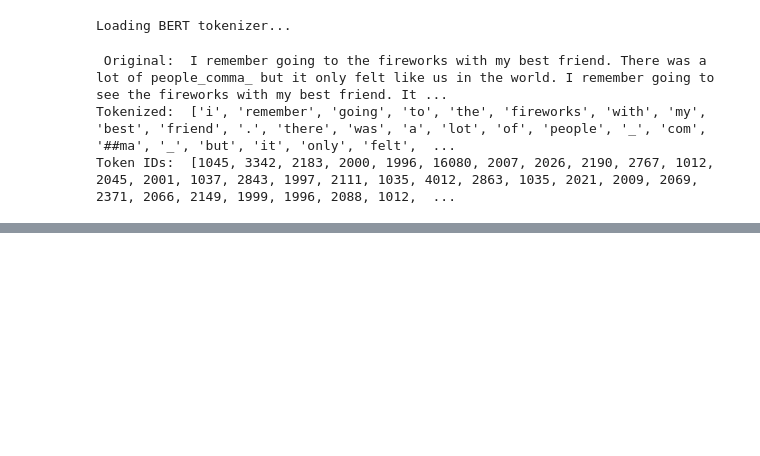
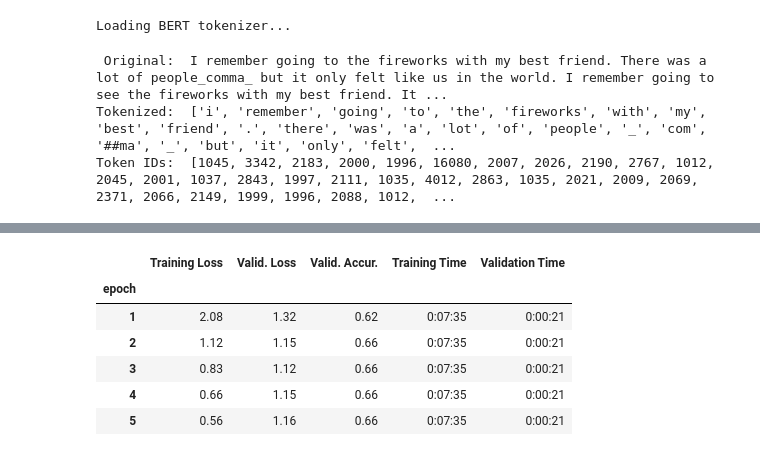
Before and after one commit to omkarpat/EmpatheticDialoguesEmotionDetection, a Jupyter notebook: Collapsed_Emotion_Models.ipynb, the cells around one changed output, grey strips where cells are left out. Cells and saved outputs as stored; diff of their text form; code cells hidden in the pictures; blank space fills up the shorter version.

```diff
--- a/Collapsed_Emotion_Models.ipynb
+++ b/Collapsed_Emotion_Models.ipynb
@@ -97,6 +99,7 @@ test_df = pd.read_csv(test_filename, sep='|', error_bad_lines=False)
 test_df = test_df.dropna()
 # %%
 category2index = {
+    "nostalgic":1,
     "sentimental":1,
     "sad":2,
     "devastated":2,
@@ -112,7 +115,6 @@ category2index = {
     "anxious":11,
     "guilty":12,
     "trusting":13,
-    "nostalgic":14,
     "excited":15,
     "disgusted":16,
     "caring":17,
@@ -270,7 +274,8 @@ def tokenize(sentences, labels):
       encoded_dict = tokenizer.encode_plus(
                           sent,                      # Sentence to encode.
                           add_special_tokens = True, # Add '[CLS]' and '[SEP]'
-                          max_length = 256,           # Pad & truncate all sentences.
+                          truncation = 'only_first',
+                          max_length = 512,           # Pad & truncate all sentences.
                           pad_to_max_length = True,
                           return_attention_mask = True,   # Construct attn. masks.
                           return_tensors = 'pt',     # Return pytorch tensors.
@@ -293,0 +396,21 @@ def tokenize(sentences, labels):
+# %%
+import numpy as np
+
+# Function to calculate the accuracy of our predictions vs labels
+def flat_accuracy(preds, labels):
+    pred_flat = np.argmax(preds, axis=1).flatten()
+    labels_flat = labels.flatten()
+    return np.sum(pred_flat == labels_flat) / len(labels_flat)
+
+import time
+import datetime
+
+def format_time(elapsed):
+    '''
+    Takes a time in seconds and returns a string hh:mm:ss
+    '''
+    # Round to the nearest second.
+    elapsed_rounded = int(round((elapsed)))
+
+    # Format as hh:mm:ss
+    return str(datetime.timedelta(seconds=elapsed_rounded))
@@ -293,0 +666,23 @@ def tokenize(sentences, labels):
+# %%
+# Display floats with two decimal places.
+pd.set_option('precision', 2)
+
+# Create a DataFrame from our training statistics.
+df_stats = pd.DataFrame(data=training_stats)
+
+# Use the 'epoch' as the row index.
+df_stats = df_stats.set_index('epoch')
+
+# A hack to force the column headers to wrap.
+#df = df.style.set_table_styles([dict(selector="th",props=[('max-width', '70px')])])
+
+# Display the table.
+df_stats
+# %% [output]
+|  | Training Loss | Valid. Loss | Valid. Accur. | Training Time | Validation Time |
+| epoch |  |  |  |  |  |
+| 1 | 2.08 | 1.32 | 0.62 | 0:07:35 | 0:00:21 |
+| 2 | 1.12 | 1.15 | 0.66 | 0:07:35 | 0:00:21 |
+| 3 | 0.83 | 1.12 | 0.66 | 0:07:35 | 0:00:21 |
+| 4 | 0.66 | 1.15 | 0.66 | 0:07:35 | 0:00:21 |
+| 5 | 0.56 | 1.16 | 0.66 | 0:07:35 | 0:00:21 |
```
Also changed, not shown: parts of 14 cells of this notebook.
